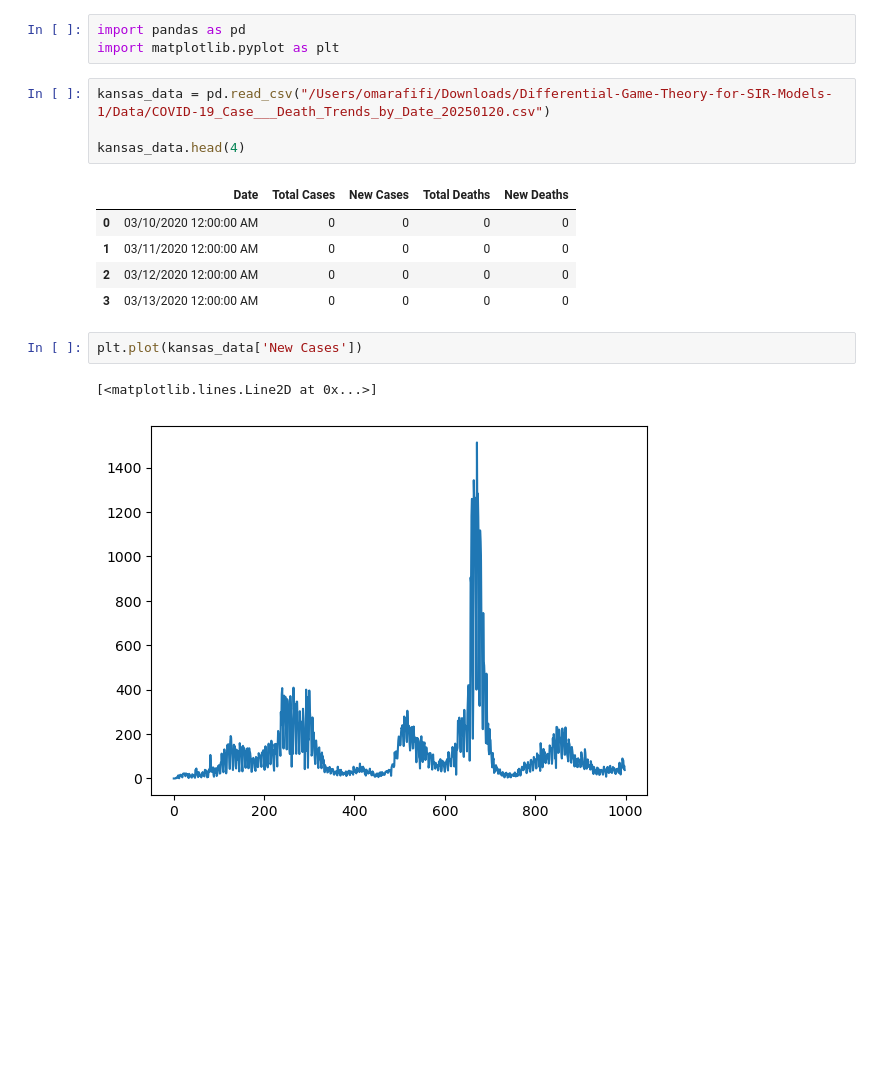
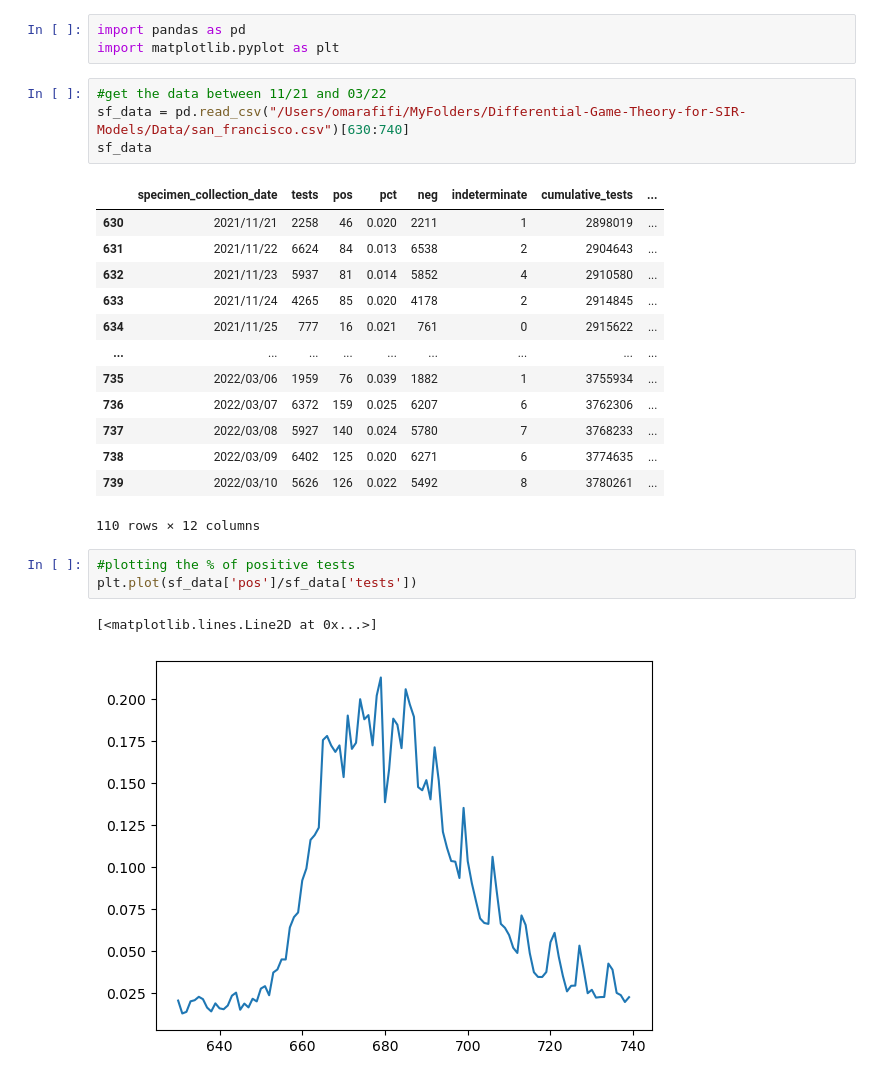
Before and after one commit to oaf9/Differential-Game-Theory-for-SIR-Models, a Jupyter notebook: Code/vanilla_SIR.ipynb, the cells around one changed output. Drawn from its saved outputs; the diff is of its cells as text; blank space fills up the shorter version.

```diff
--- a/Code/vanilla_SIR.ipynb
+++ b/Code/vanilla_SIR.ipynb
@@ -2,17 +2,26 @@
 import pandas as pd
 import matplotlib.pyplot as plt
 # %%
-kansas_data = pd.read_csv("/Users/omarafifi/Downloads/Differential-Game-Theory-for-SIR-Models-1/Data/COVID-19_Case___Death_Trends_by_Date_20250120.csv")
-
-kansas_data.head(4)
+#get the data between 11/21 and 03/22
+sf_data = pd.read_csv("/Users/omarafifi/MyFolders/Differential-Game-Theory-for-SIR-Models/Data/san_francisco.csv")[630:740]
+sf_data
 # %% [output]
-|  | Date | Total Cases | New Cases | Total Deaths | New Deaths |
-| 0 | 03/10/2020 12:00:00 AM | 0 | 0 | 0 | 0 |
-| 1 | 03/11/2020 12:00:00 AM | 0 | 0 | 0 | 0 |
-| 2 | 03/12/2020 12:00:00 AM | 0 | 0 | 0 | 0 |
-| 3 | 03/13/2020 12:00:00 AM | 0 | 0 | 0 | 0 |
+|  | specimen_collection_date | tests | pos | pct | neg | indeterminate | cumulative_tests | ... |
+| 630 | 2021/11/21 | 2258 | 46 | 0.020 | 2211 | 1 | 2898019 | ... |
+| 631 | 2021/11/22 | 6624 | 84 | 0.013 | 6538 | 2 | 2904643 | ... |
+| 632 | 2021/11/23 | 5937 | 81 | 0.014 | 5852 | 4 | 2910580 | ... |
+| 633 | 2021/11/24 | 4265 | 85 | 0.020 | 4178 | 2 | 2914845 | ... |
+| 634 | 2021/11/25 | 777 | 16 | 0.021 | 761 | 0 | 2915622 | ... |
+| ... | ... | ... | ... | ... | ... | ... | ... | ... |
+| 735 | 2022/03/06 | 1959 | 76 | 0.039 | 1882 | 1 | 3755934 | ... |
+| 736 | 2022/03/07 | 6372 | 159 | 0.025 | 6207 | 6 | 3762306 | ... |
+| 737 | 2022/03/08 | 5927 | 140 | 0.024 | 5780 | 7 | 3768233 | ... |
+| 738 | 2022/03/09 | 6402 | 125 | 0.020 | 6271 | 6 | 3774635 | ... |
+| 739 | 2022/03/10 | 5626 | 126 | 0.022 | 5492 | 8 | 3780261 | ... |
+110 rows × 12 columns
-# %%
-plt.plot(kansas_data['New Cases'])
-# %% [output]
-[<matplotlib.lines.Line2D at 0x...>]
-[figure, removed]
+# %%
+#plotting the % of positive tests
+plt.plot(sf_data['pos']/sf_data['tests'])
+# %% [output]
+[<matplotlib.lines.Line2D at 0x...>]
+[figure, added]
```
Also changed, not shown: 2 other files.
